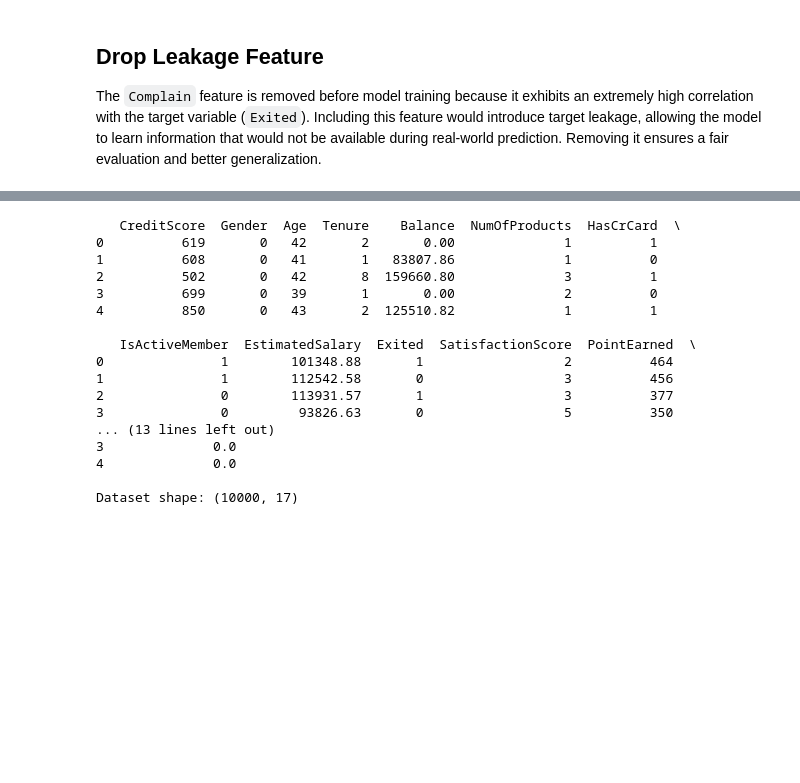
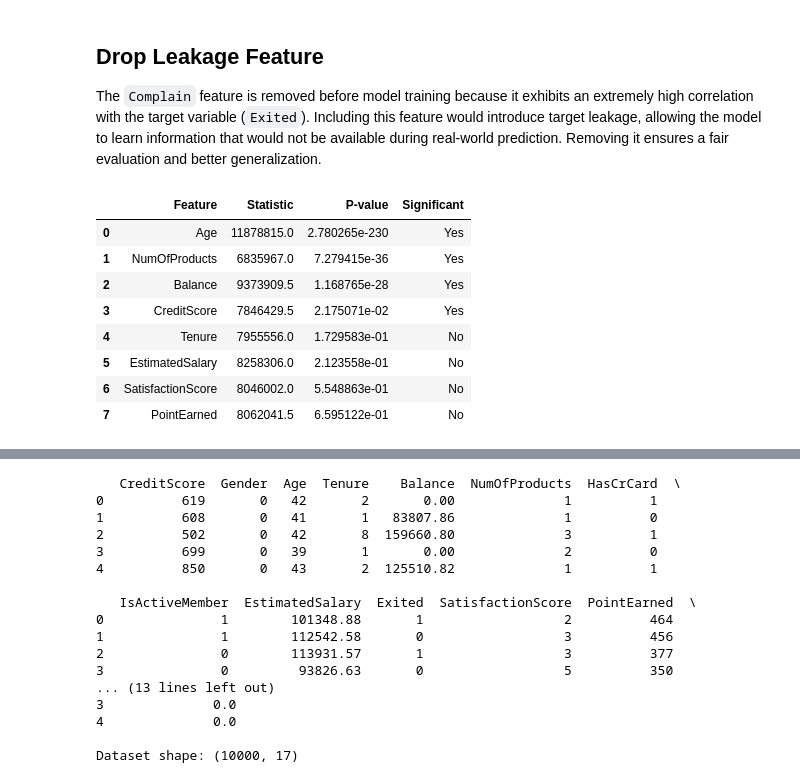
Before and after one commit to radenraissa/Bank-Customer-Churn, a Jupyter notebook: churn-prediction.ipynb, the cells around one changed output, grey strips where cells are left out. Cells and saved outputs as stored; diff of their text form; code cells hidden in the pictures; blank space fills up the shorter version.

```diff
--- a/churn-prediction.ipynb
+++ b/churn-prediction.ipynb
@@ -132,0 +147,57 @@ The `Complain` feature is removed before model training because it exhibits an e
+# %%
+import pandas as pd
+from scipy.stats import mannwhitneyu
+
+# ============================================================
+# Statistical Test (Numerical Features)
+# Mann-Whitney U Test
+# ============================================================
+
+numeric_features = [
+    "CreditScore",
+    "Age",
+    "Tenure",
+    "Balance",
+    "NumOfProducts",
+    "EstimatedSalary",
+    "SatisfactionScore",
+    "PointEarned"
+]
+
+results = []
+
+for feature in numeric_features:
+
+    churn = df[df["Exited"] == 1][feature]
+    stayed = df[df["Exited"] == 0][feature]
+
+    statistic, p_value = mannwhitneyu(
+        churn,
+        stayed,
+        alternative="two-sided"
+    )
+
+    results.append({
+        "Feature": feature,
+        "Statistic": statistic,
+        "P-value": p_value,
+        "Significant": "Yes" if p_value < 0.05 else "No"
+    })
+
+numeric_test = (
+    pd.DataFrame(results)
+      .sort_values("P-value")
+      .reset_index(drop=True)
+)
+
+numeric_test
+# %% [output]
+|  | Feature | Statistic | P-value | Significant |
+| 0 | Age | 11878815.0 | 2.780265e-230 | Yes |
+| 1 | NumOfProducts | 6835967.0 | 7.279415e-36 | Yes |
+| 2 | Balance | 9373909.5 | 1.168765e-28 | Yes |
+| 3 | CreditScore | 7846429.5 | 2.175071e-02 | Yes |
+| 4 | Tenure | 7955556.0 | 1.729583e-01 | No |
+| 5 | EstimatedSalary | 8258306.0 | 2.123558e-01 | No |
+| 6 | SatisfactionScore | 8046002.0 | 5.548863e-01 | No |
+| 7 | PointEarned | 8062041.5 | 6.595122e-01 | No |
```
Also changed, not shown: parts of 18 cells of this notebook, 1 other file.
